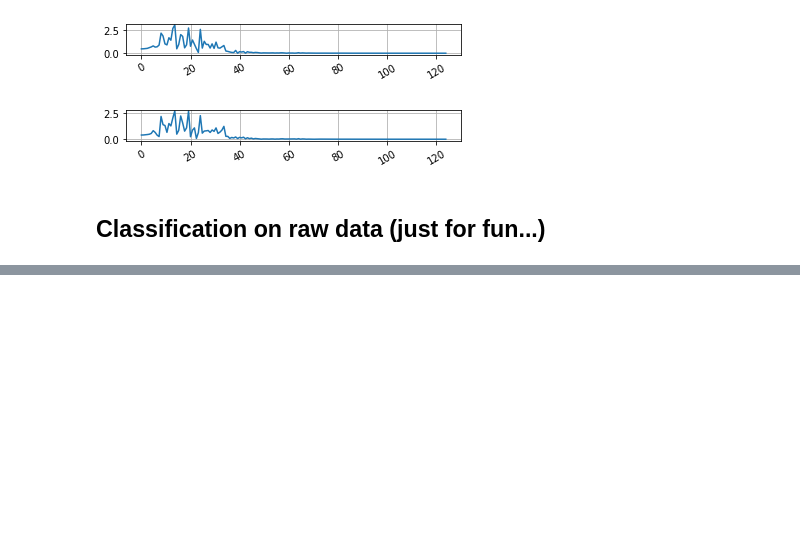
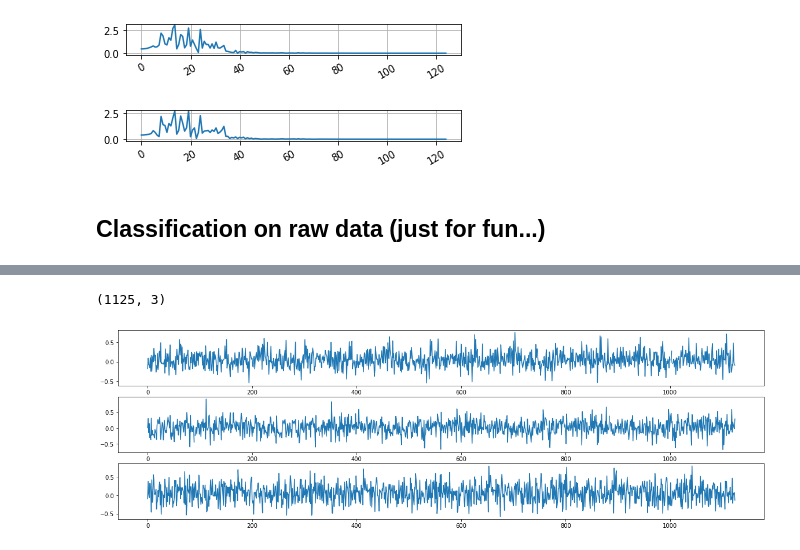
Before and after one commit to xuanyuw/LSTM_EEG_Classification, a Jupyter notebook: LSTM_EEG_Classification.ipynb, the cells around one changed output, grey strips where cells are left out. Saved outputs shown, nothing was run; the diff lists cells and outputs as text; code cells hidden in the pictures; blank space fills up the shorter version.

Commit message:
ran naive LSTM

```diff
--- a/LSTM_EEG_Classification.ipynb
+++ b/LSTM_EEG_Classification.ipynb
@@ -180,0 +222,10 @@ ImportError: Keras requires TensorFlow 2.2 or higher. Install TensorFlow via `pi
+# %%
+def reshape_data(data, label):
+    x = np.dstack(data)
+    x = x.reshape(x.shape[2], x.shape[1], x.shape[0])
+    lb = preprocessing.LabelBinarizer()
+    y = lb.fit_transform(label)
+    return x, y
+
+data, label = reshape_data(train_data, train_label)
+train_x, test_x, train_y, test_y = train_test_split(data, label, test_size=0.2, random_state=42)
@@ -180,0 +240,7 @@ ImportError: Keras requires TensorFlow 2.2 or higher. Install TensorFlow via `pi
+# %%
+model = Sequential()
+model.add(LSTM(20, return_sequences=True, input_shape=(1125, 3)))
+model.add(LSTM(10, return_sequences=True))
+model.add(LSTM(5))
+model.add(Dense(2, activation='softmax'))
+model.summary()
@@ -180,0 +264,4 @@ ImportError: Keras requires TensorFlow 2.2 or higher. Install TensorFlow via `pi
+# %%
+optim = Nadam(lr=0.001)
+model.compile(loss = 'sparse_categorical_crossentropy', optimizer=optim, metrics=['accuracy'])
+model.fit(train_x, train_y, epochs=15, batch_size=20)
@@ -180,0 +287,16 @@ ImportError: Keras requires TensorFlow 2.2 or higher. Install TensorFlow via `pi
+# %%
+cond1_ind = np.where(train_y==[0])[0]
+cond2_ind = np.where(train_y==[1])[0]
+cond1_avg = np.mean(train_x[cond1_ind, :,:], axis=0)
+cond2_avg = np.mean(train_x[cond2_ind, :,:], axis=0)
+# %%
+cond1_avg.shape
+# %% [output]
+(1125, 3)
+# %%
+plt.figure(figsize=(20,6))
+for i in range(3):
+    plt.subplot(3, 1, i+1)
+    plt.plot(cond1_avg[:,i])
+# %% [output]
+[figure, added]
```
Also changed, not shown: parts of 19 cells of this notebook.
